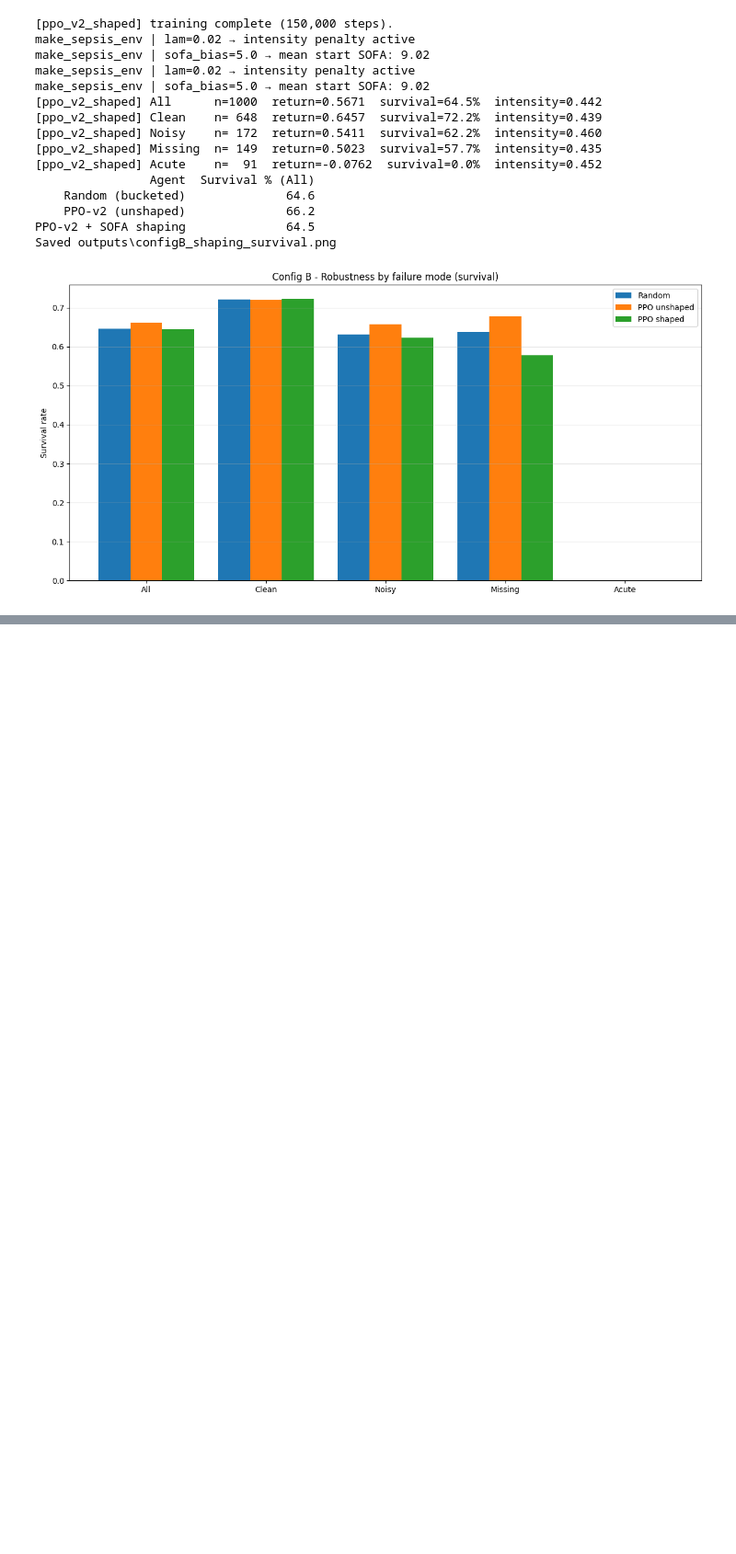
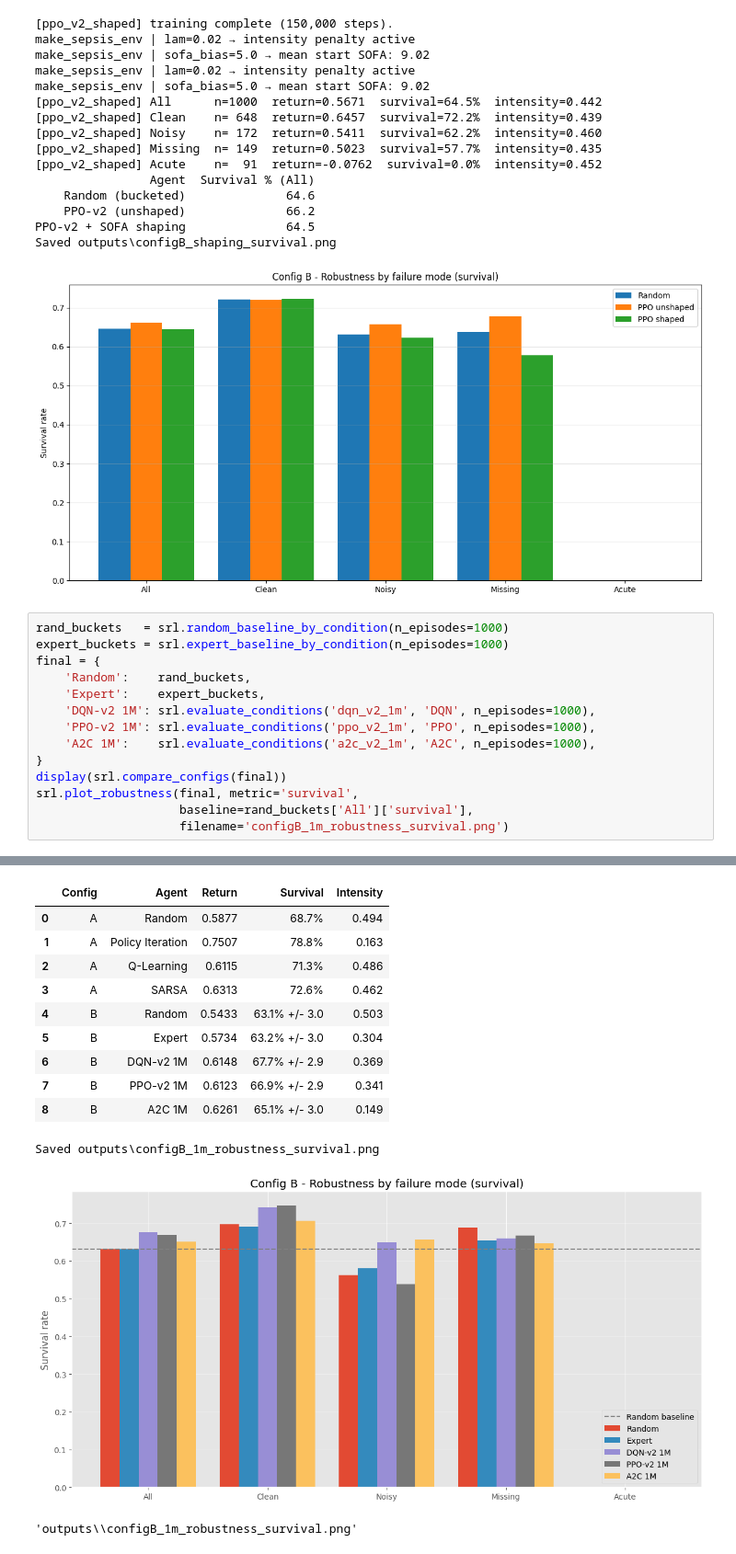
Before and after one commit to tiagoslantunes/rl-icu-sepsis, a Jupyter notebook: rl_sepsis_projectB.ipynb, the cells around one changed output, grey strips where cells are left out. Shown at 92% size. Drawn from its saved outputs; the diff is of its cells as text; blank space fills up the shorter version.

```diff
--- a/rl_sepsis_projectB.ipynb
+++ b/rl_sepsis_projectB.ipynb
@@ -574,3 +608,18 @@ make_sepsis_env | sofa_bias=5.0 → mean start SOFA: 9.02
 PPO-v2 + SOFA shaping              64.5
 Saved outputs\configB_shaping_survival.png
 [figure]
+# %%
+rand_buckets   = srl.random_baseline_by_condition(n_episodes=1000)
+expert_buckets = srl.expert_baseline_by_condition(n_episodes=1000)
+final = {
+    'Random':    rand_buckets,
+    'Expert':    expert_buckets,
+    'DQN-v2 1M': srl.evaluate_conditions('dqn_v2_1m', 'DQN', n_episodes=1000),
+    'PPO-v2 1M': srl.evaluate_conditions('ppo_v2_1m', 'PPO', n_episodes=1000),
+    'A2C 1M':    srl.evaluate_conditions('a2c_v2_1m', 'A2C', n_episodes=1000),
+}
+display(srl.compare_configs(final))
+srl.plot_robustness(final, metric='survival',
+                    baseline=rand_buckets['All']['survival'],
+                    filename='configB_1m_robustness_survival.png')
+# %% [output]
@@ -576,0 +643,13 @@ Saved outputs\configB_shaping_survival.png
+|  | Config | Agent | Return | Survival | Intensity |
+| 0 | A | Random | 0.5877 | 68.7% | 0.494 |
+| 1 | A | Policy Iteration | 0.7507 | 78.8% | 0.163 |
+| 2 | A | Q-Learning | 0.6115 | 71.3% | 0.486 |
+| 3 | A | SARSA | 0.6313 | 72.6% | 0.462 |
+| 4 | B | Random | 0.5433 | 63.1% +/- 3.0 | 0.503 |
+| 5 | B | Expert | 0.5734 | 63.2% +/- 3.0 | 0.304 |
+| 6 | B | DQN-v2 1M | 0.6148 | 67.7% +/- 2.9 | 0.369 |
+| 7 | B | PPO-v2 1M | 0.6123 | 66.9% +/- 2.9 | 0.341 |
+| 8 | B | A2C 1M | 0.6261 | 65.1% +/- 3.0 | 0.149 |
+Saved outputs\configB_1m_robustness_survival.png
+[figure, added]
+'outputs\\configB_1m_robustness_survival.png'
```
Also changed, not shown: parts of 4 cells of this notebook.
